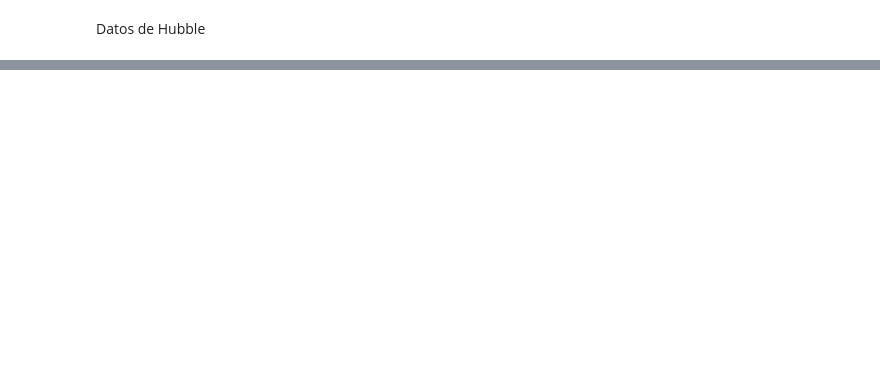
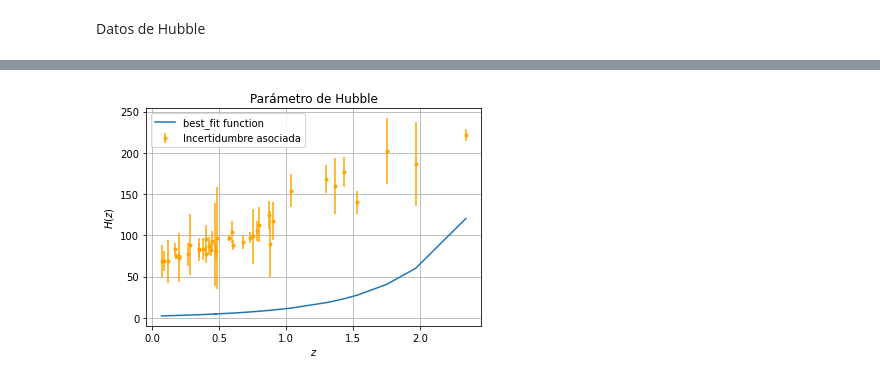
Before and after one commit to AntoCist/Practica_de_verano_2024, a Jupyter notebook: GA.ipynb, the cells around one changed output, grey strips where cells are left out. Cells and saved outputs as stored; diff of their text form; code cells hidden in the pictures; blank space fills up the shorter version.

```diff
--- a/GA.ipynb
+++ b/GA.ipynb
@@ -309,15 +10,0 @@ TypeError: loop of ufunc does not support argument 0 of type Symbol which has no
-# %%
-#Se juntan todas las combinaciones entre funciones
-combinaciones_iniciales = np.zeros((len(grammar), len(grammar)), dtype=object)
-for i in range(len(grammar)):
-    for j in range(len(grammar)):
-        combinaciones_iniciales[i][j] = funcion_combinada(grammar[i], grammar[j], operaciones)
-'''
-for row in combinaciones_iniciales:
-    for func_combinada in row:
-        print(func_combinada(0))
-'''
-
-#Se obtiene chi^2 para todas las combinaciones
-print(chi_2_f(combinaciones_iniciales))
-chi_combinaciones = chi_2_f(combinaciones_iniciales)
@@ -396,0 +284,22 @@ Resultado combinado en 1.0 es: 0.001353888611545278
+# %%
+def best_fit(x):
+    return x**3 + expo(x) * x**3 + x**2 + x**3 - ln(x)
+
+
+def prueba(x):
+    return expo(x)*expo(x)/expo(x)/(x)**2-ln((((ln(x)))**3))+(ln(x))
+
+def prueba2(x):
+    return expo(x)+(x)+((expo(x)))**2
+
+yerr = desv
+plt.xlabel('$ z $')
+plt.ylabel('$ H(z) $')
+plt.title('Parámetro de Hubble')
+plt.plot(z, prueba2(z), label= 'best_fit function')
+plt.errorbar(z, H, yerr=yerr, fmt='.', color = 'orange', label = 'Incertidumbre asociada')
+plt.legend()
+plt.grid(True)
+plt.show()
+# %% [output]
+[figure, added]
```
Also changed, not shown: parts of 34 cells of this notebook.
